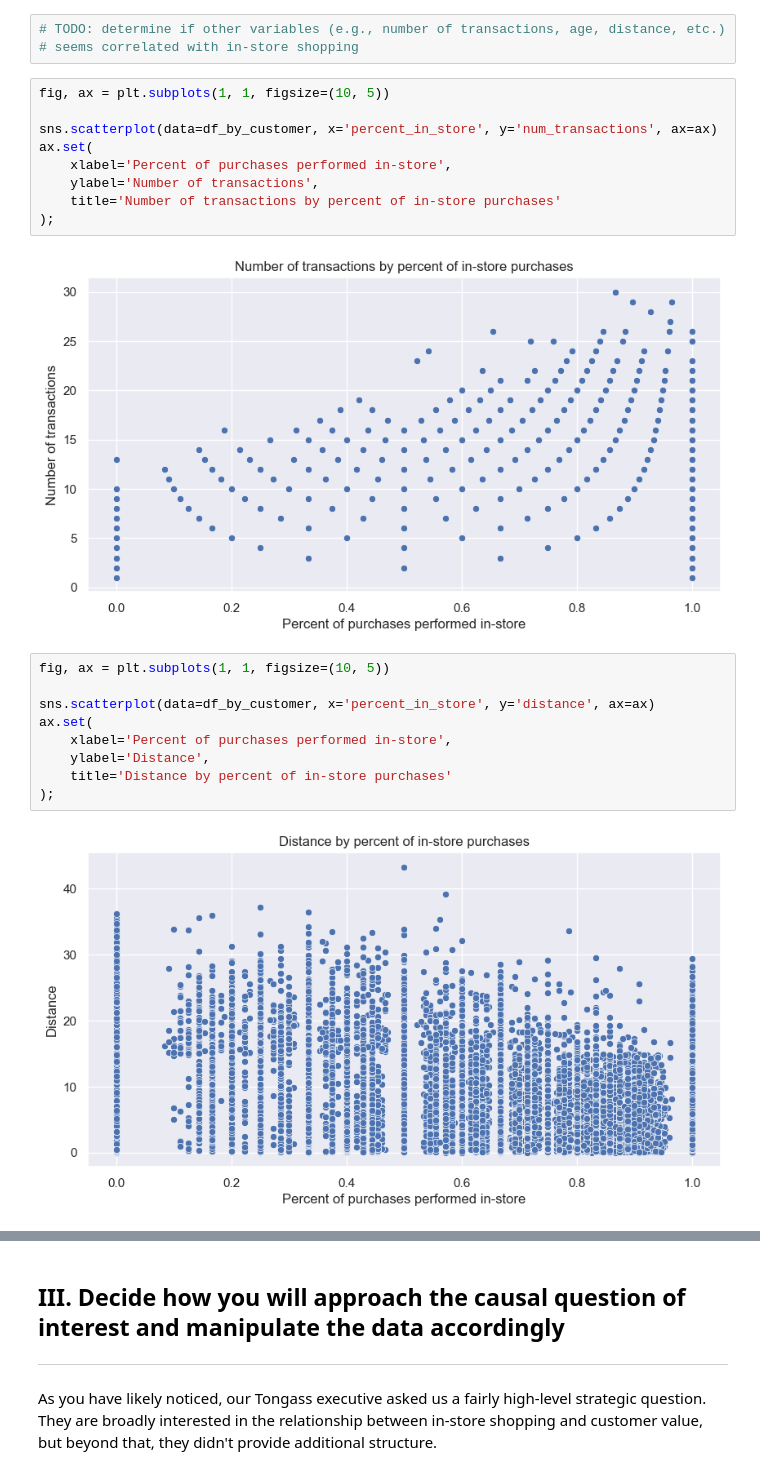
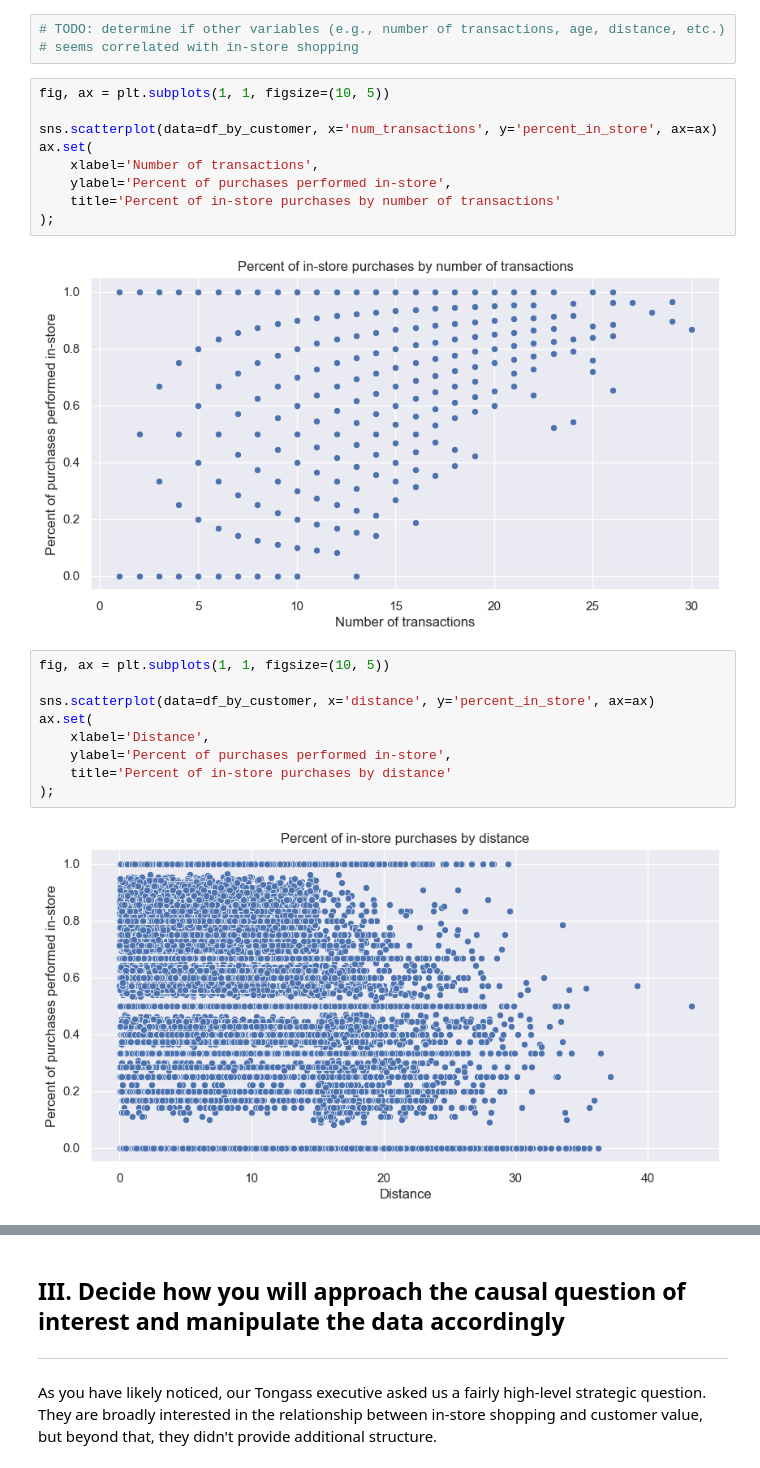
Before and after one commit to pwharrison/corise, a Jupyter notebook: causal-inference/week1_project.ipynb, the cells around one changed output, grey strips where cells are left out. Drawn from its saved outputs; the diff is of its cells as text.

```diff
--- a/causal-inference/week1_project.ipynb
+++ b/causal-inference/week1_project.ipynb
@@ -243,25 +243,25 @@ ax.set(
 # %%
 fig, ax = plt.subplots(1, 1, figsize=(10, 5))
 
-sns.scatterplot(data=df_by_customer, x='percent_in_store', y='num_transactions', ax=ax)
+sns.scatterplot(data=df_by_customer, x='num_transactions', y='percent_in_store', ax=ax)
 ax.set(
-    xlabel='Percent of purchases performed in-store',
-    ylabel='Number of transactions',
-    title='Number of transactions by percent of in-store purchases'
+    xlabel='Number of transactions',
+    ylabel='Percent of purchases performed in-store',
+    title='Percent of in-store purchases by number of transactions'
 );
 # %% [output]
-[figure, old version]
+[figure, new version]
 # %%
 fig, ax = plt.subplots(1, 1, figsize=(10, 5))
 
-sns.scatterplot(data=df_by_customer, x='percent_in_store', y='distance', ax=ax)
+sns.scatterplot(data=df_by_customer, x='distance', y='percent_in_store', ax=ax)
 ax.set(
-    xlabel='Percent of purchases performed in-store',
-    ylabel='Distance',
-    title='Distance by percent of in-store purchases'
+    xlabel='Distance',
+    ylabel='Percent of purchases performed in-store',
+    title='Percent of in-store purchases by distance'
 );
 # %% [output]
-[figure, old version]
+[figure, new version]
 # %%
 fig, ax = plt.subplots(1, 1, figsize=(10, 5))
 
```
Also changed, not shown: parts of 2 cells of this notebook.
